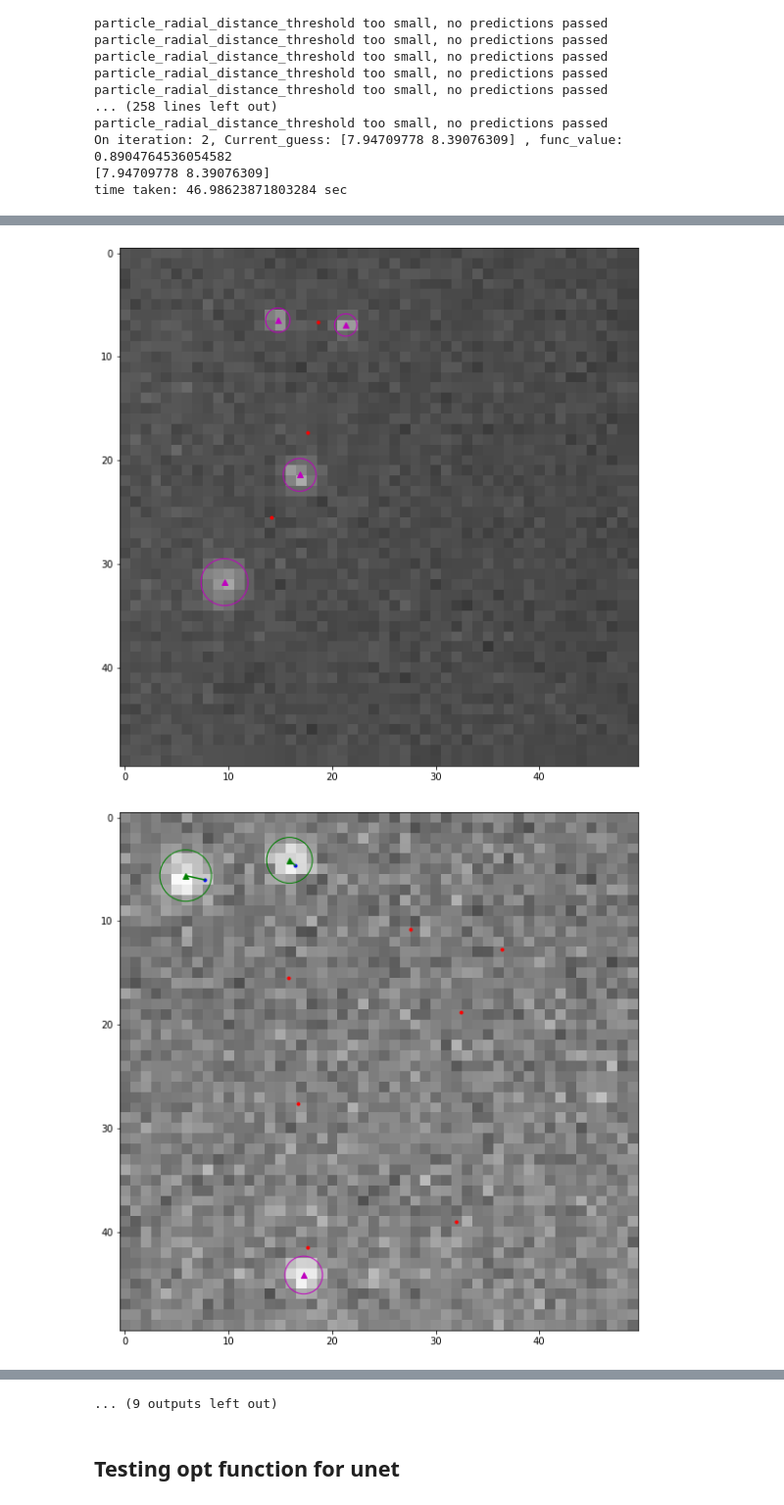
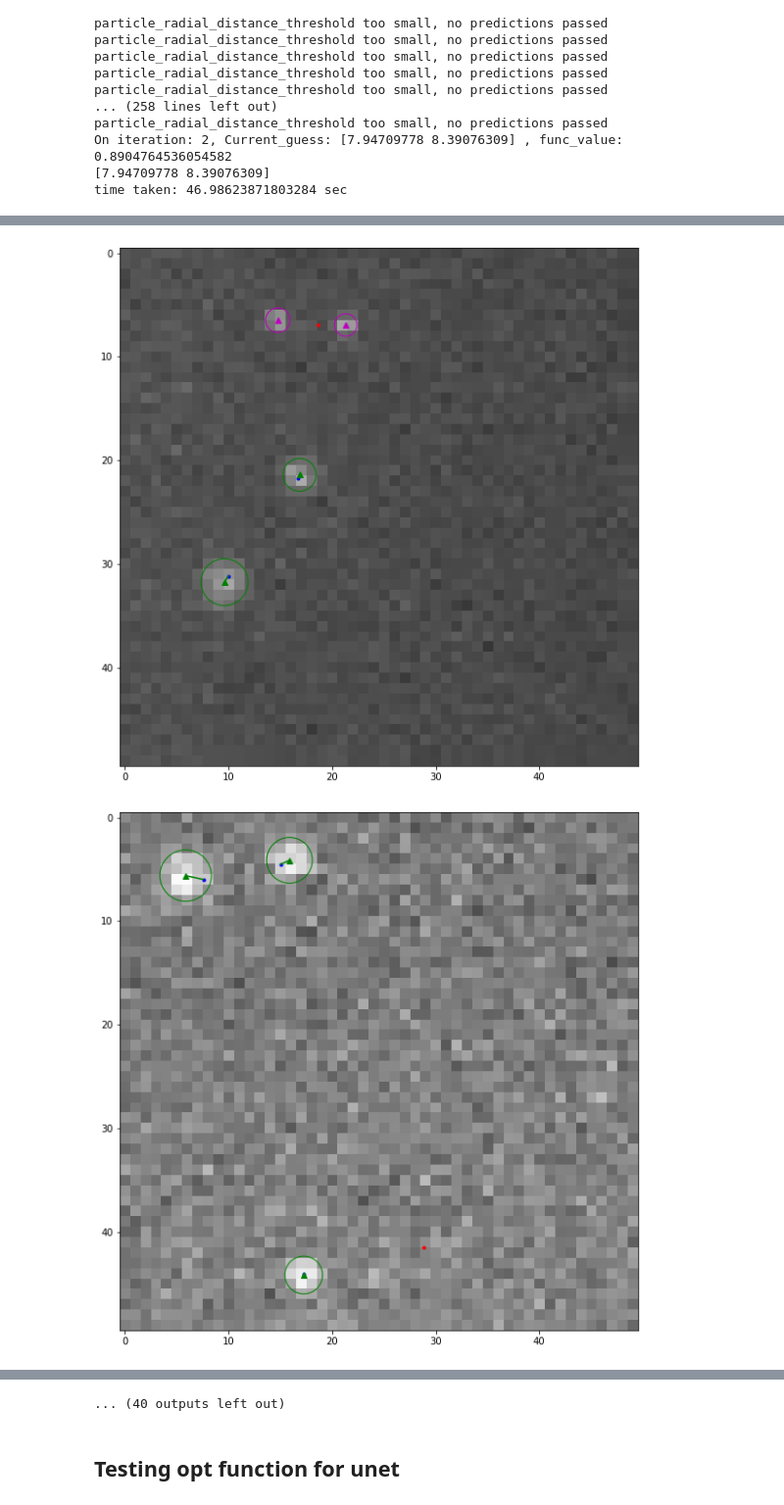
Before and after one commit to FredrikMeisingseth/DeepTrack, a Jupyter notebook: DeepTrack 1.0/Optimize DT parameters.ipynb, the cells around one changed output, grey strips where cells are left out. Shown at 98% size. Saved outputs shown, nothing was run; the diff lists cells and outputs as text; code cells hidden in the pictures.

```diff
--- a/DeepTrack 1.0/Optimize DT parameters.ipynb
+++ b/DeepTrack 1.0/Optimize DT parameters.ipynb
@@ -140,8 +140,8 @@ On iteration: 2, Current_guess: [7.94709778 8.39076309] , func_value: 0.89047645
 [7.94709778 8.39076309]
 time taken: 46.98623871803284 sec
 # %%
-particle_radial_distance_threshold = 10.5
-particle_maximum_interdistance = 9.48
+particle_radial_distance_threshold = 7.9
+particle_maximum_interdistance = 8.3
 
 predicted_positions_DT = benchmark.get_predicted_positions_DT(particle_radial_distance_threshold,
     particle_maximum_interdistance,
@@ -169,19 +170,19 @@ particle_radial_distance_threshold too small, no predictions passed
 More than 20 figures have been opened. Figures created through the pyplot interface (`matplotlib.pyplot.figure`) are retained until explicitly closed and may consume too much memory. (To control this  ...
 More than 20 figures have been opened. Figures created through the pyplot interface (`matplotlib.pyplot.figure`) are retained until explicitly closed and may consume too much memory. (To control this  ...
 More than 20 figures have been opened. Figures created through the pyplot interface (`matplotlib.pyplot.figure`) are retained until explicitly closed and may consume too much memory. (To control this  ...
 More than 20 figures have been opened. Figures created through the pyplot interface (`matplotlib.pyplot.figure`) are retained until explicitly closed and may consume too much memory. (To control this  ...
 More than 20 figures have been opened. Figures created through the pyplot interface (`matplotlib.pyplot.figure`) are retained until explicitly closed and may consume too much memory. (To control this  ...
 More than 20 figures have been opened. Figures created through the pyplot interface (`matplotlib.pyplot.figure`) are retained until explicitly closed and may consume too much memory. (To control this  ...
 More than 20 figures have been opened. Figures created through the pyplot interface (`matplotlib.pyplot.figure`) are retained until explicitly closed and may consume too much memory. (To control this  ...
 More than 20 figures have been opened. Figures created through the pyplot interface (`matplotlib.pyplot.figure`) are retained until explicitly closed and may consume too much memory. (To control this  ...
 More than 20 figures have been opened. Figures created through the pyplot interface (`matplotlib.pyplot.figure`) are retained until explicitly closed and may consume too much memory. (To control this  ...
 More than 20 figures have been opened. Figures created through the pyplot interface (`matplotlib.pyplot.figure`) are retained until explicitly closed and may consume too much memory. (To control this  ...
 More than 20 figures have been opened. Figures created through the pyplot interface (`matplotlib.pyplot.figure`) are retained until explicitly closed and may consume too much memory. (To control this  ...
 More than 20 figures have been opened. Figures created through the pyplot interface (`matplotlib.pyplot.figure`) are retained until explicitly closed and may consume too much memory. (To control this  ...
 ... (14 lines left out)
 More than 20 figures have been opened. Figures created through the pyplot interface (`matplotlib.pyplot.figure`) are retained until explicitly closed and may consume too much memory. (To control this  ...
 More than 20 figures have been opened. Figures created through the pyplot interface (`matplotlib.pyplot.figure`) are retained until explicitly closed and may consume too much memory. (To control this  ...
 More than 20 figures have been opened. Figures created through the pyplot interface (`matplotlib.pyplot.figure`) are retained until explicitly closed and may consume too much memory. (To control this  ...
 More than 20 figures have been opened. Figures created through the pyplot interface (`matplotlib.pyplot.figure`) are retained until explicitly closed and may consume too much memory. (To control this  ...
-[figure, old version]
+[figure, new version]
-[figure, old version]
+[figure, new version]
@@ -194,6 +195,6 @@ More than 20 figures have been opened. Figures created through the pyplot interf
 [figure]
 [figure]
-... (9 outputs left out)
+... (40 outputs left out)
 # %% [markdown]
 ## Testing opt function for unet
 # %%
```
Also changed, not shown: parts of 1 cell of this notebook.
